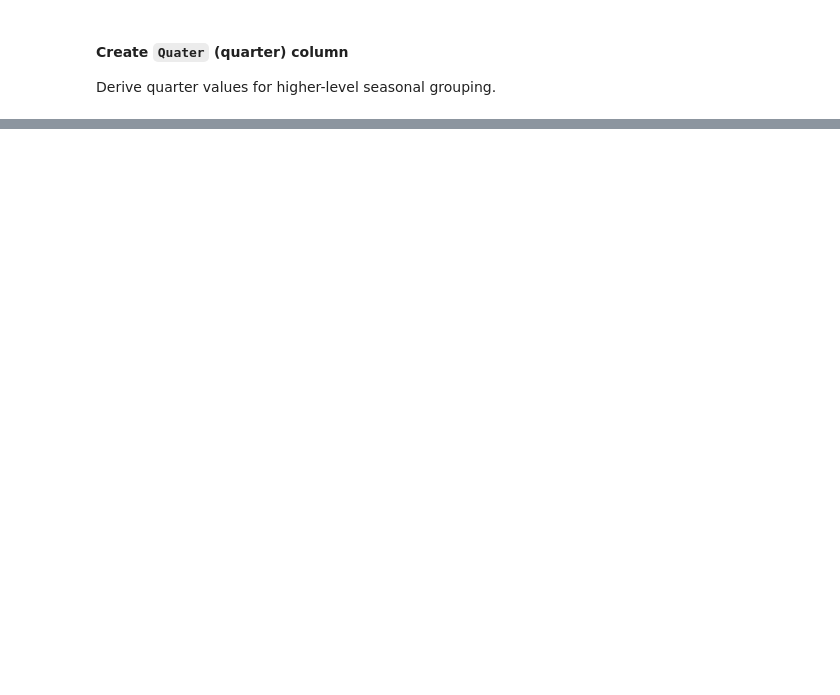
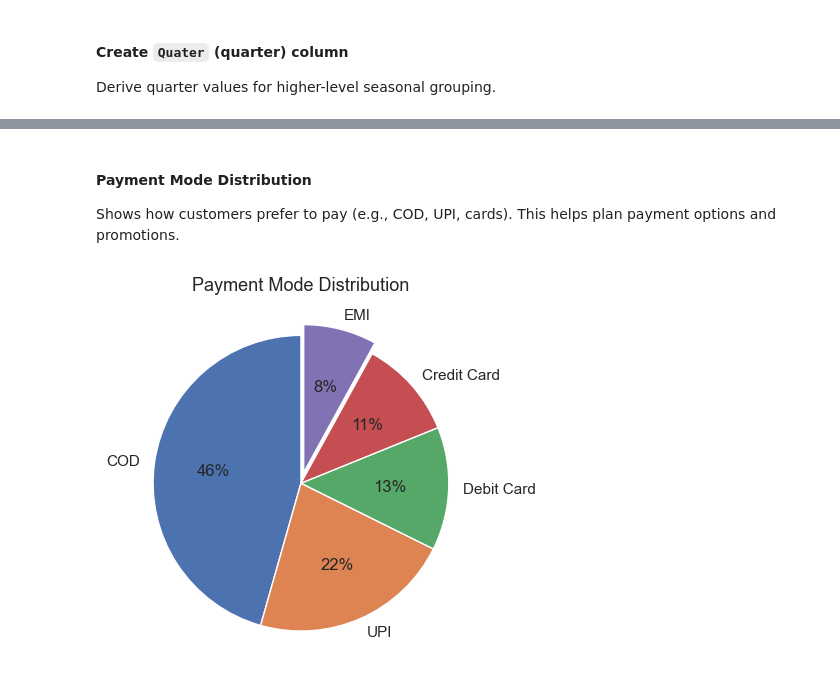
Before and after one commit to amitkr209/Madhav_E-Commerce-Sales_Intelligence_Dashboard, a Jupyter notebook: Madhav E-Commerce Sales Analysis.ipynb, the cells around one changed output, grey strips where cells are left out. Drawn from its saved outputs; the diff is of its cells as text; code cells hidden in the pictures; blank space fills up the shorter version.

```diff
--- a/Madhav E-Commerce Sales Analysis.ipynb
+++ b/Madhav E-Commerce Sales Analysis.ipynb
@@ -146,0 +306,17 @@ Name: Quater, dtype: int32
+# %% [markdown]
+#### Payment Mode Distribution
+Shows how customers prefer to pay (e.g., COD, UPI, cards).
+This helps plan payment options and promotions.
+# %%
+df_payment_mode = df["PaymentMode"].value_counts().reset_index()
+
+plt.pie(df_payment_mode['count'],
+        labels = df_payment_mode['PaymentMode'],
+        startangle = 90,
+        autopct = '%1.0f%%',
+        explode = [0, 0, 0, 0, 0.075])
+
+plt.title("Payment Mode Distribution", fontsize=13)
+plt.show()
+# %% [output]
+[figure, added]
```
Also changed, not shown: parts of 23 cells of this notebook.
